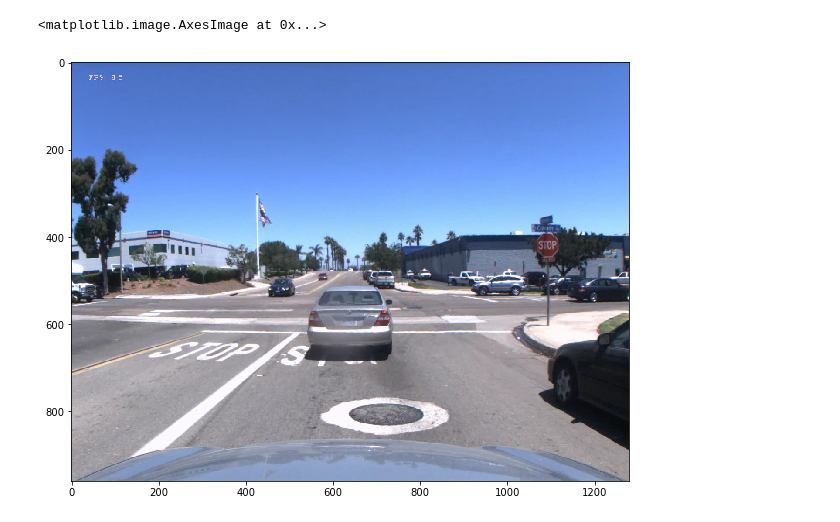
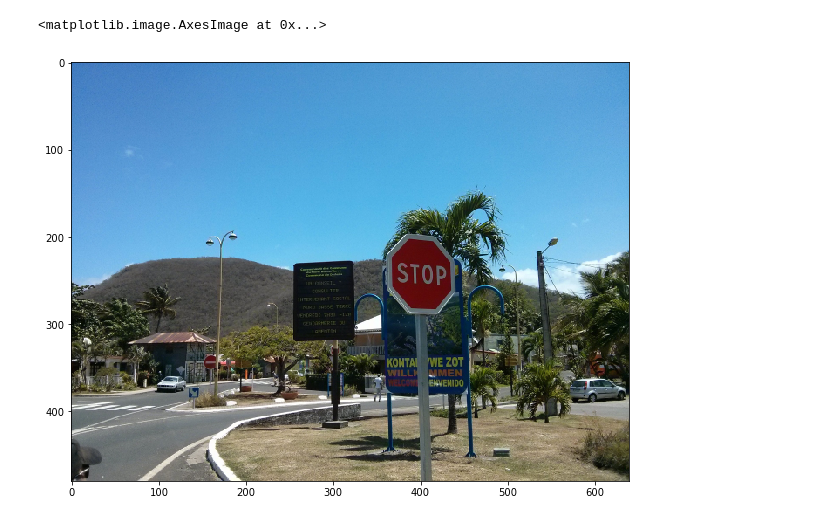
Before and after one commit to datlife/yolov2, a Jupyter notebook: Testing.ipynb, the cells around one changed output. Saved outputs shown, nothing was run; the diff lists cells and outputs as text; code cells hidden in the pictures.

```diff
--- a/Testing.ipynb
+++ b/Testing.ipynb
@@ -1,15 +1,16 @@
 # %%
 import cv2
 import matplotlib.pyplot as plt
 from utils.image_handler import preprocess_img
 %matplotlib inline
 
-img = cv2.cvtColor(cv2.imread('test_images/stop_1405106680.avi_image9.png'), cv2.COLOR_BGR2RGB)
-# img = cv2.cvtColor(cv2.imread('/home/ubuntu/dataset/testing/2014-07-15_12-44/frameAnnotations-cam1.avi_annotations/warningUrdbl_1405466584.avi_image6.png'), cv2.COLOR_BGR2RGB)
+# img = cv2.cvtColor(cv2.imread('test_images/stop_1405106680.avi_image9.png'), cv2.COLOR_BGR2RGB)
+img = cv2.cvtColor(cv2.imread('test_images/stop.jpg'), cv2.COLOR_BGR2RGB)
 
+img = cv2.resize(img, (0,0), fx=0.5, fy=0.5)
 
 plt.figure(figsize=(10, 10))
 plt.imshow(img)
 # %% [output]
 <matplotlib.image.AxesImage at 0x...>
-[figure, old version]
+[figure, new version]
```
Also changed, not shown: parts of 5 cells of this notebook, 6 other files.
